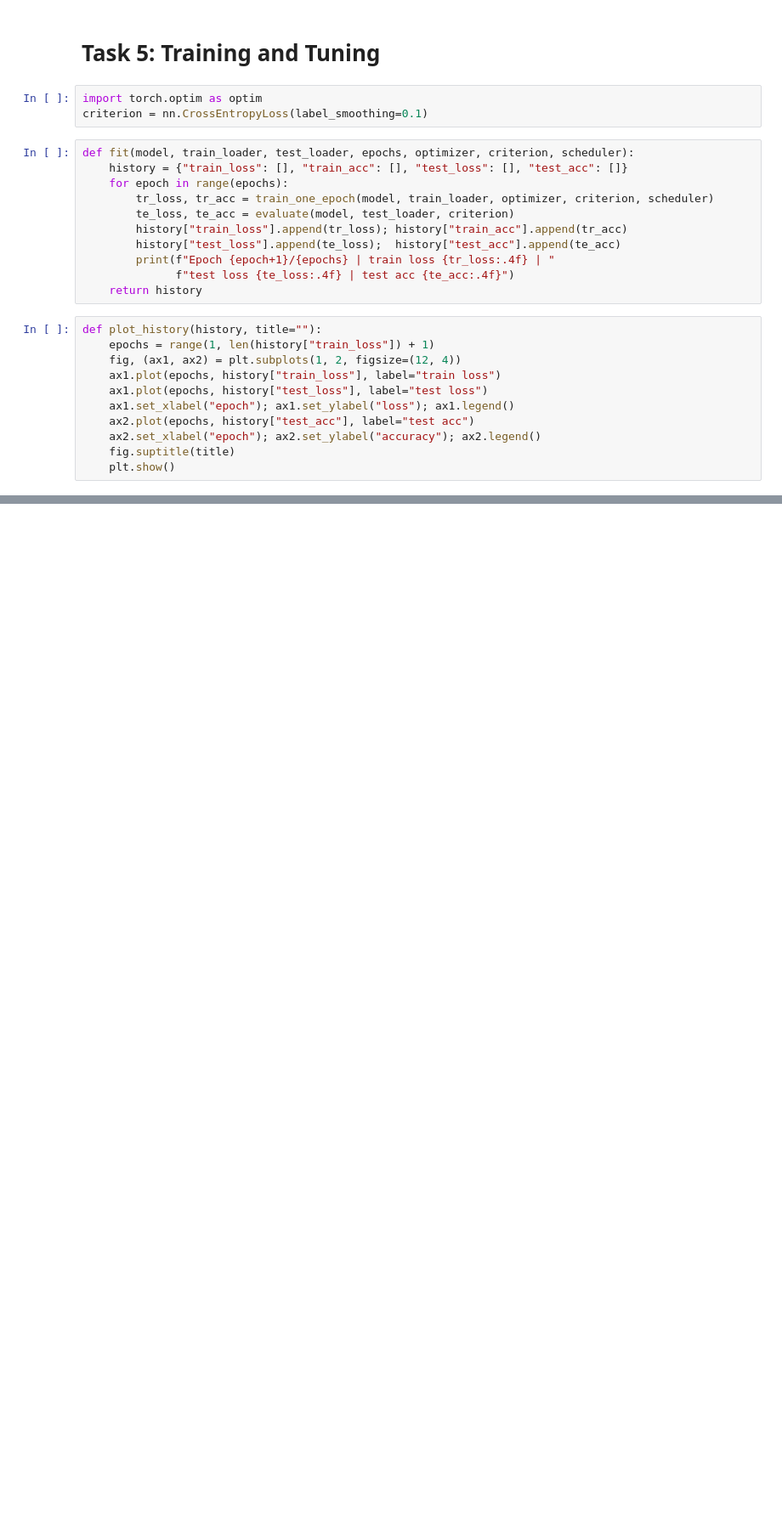
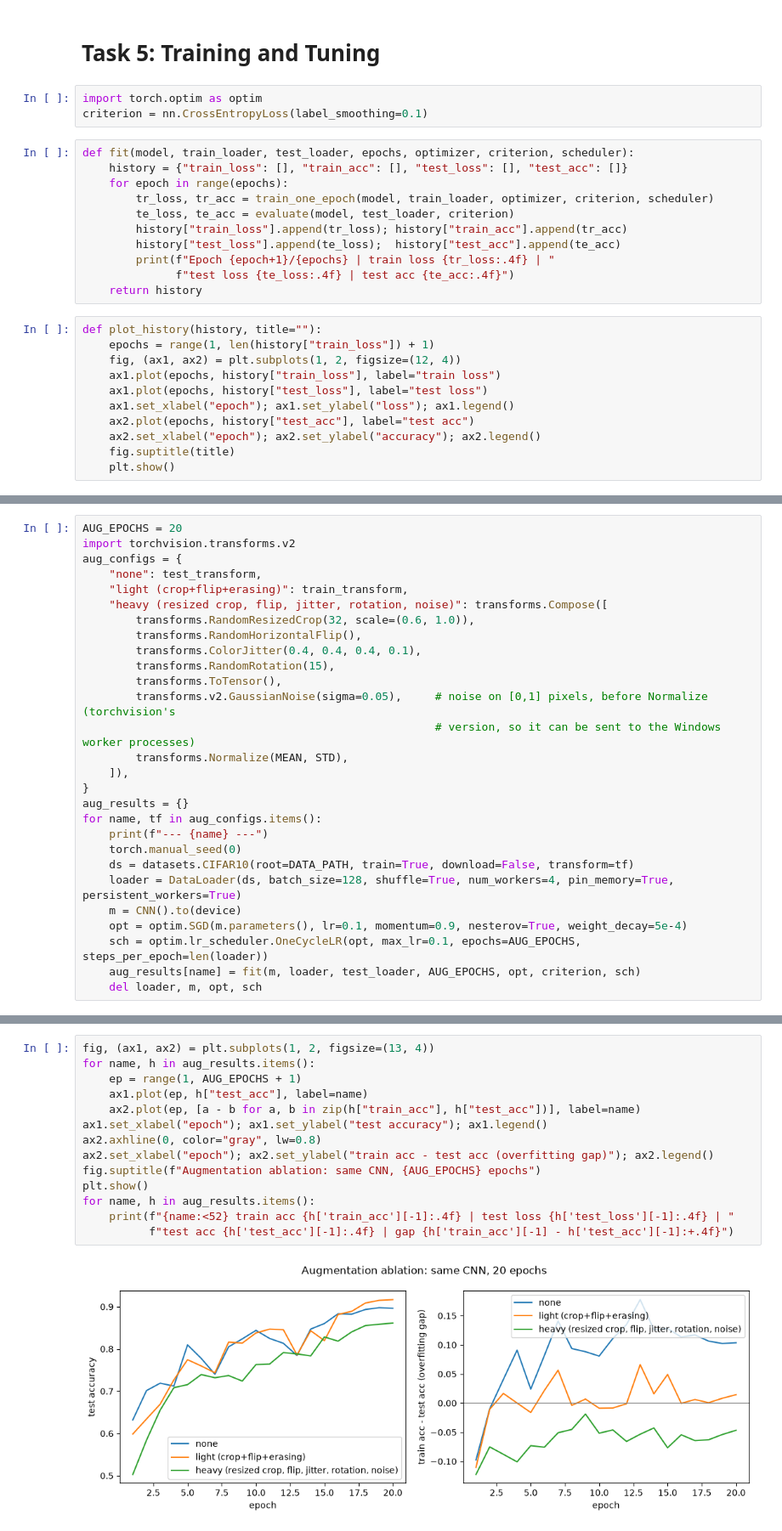
Before and after one commit to ImSleepingHere/DL-Assignment2-CNN-CIFAR, a Jupyter notebook: assignment_2.ipynb, the cells around one changed output, grey strips where cells are left out. Shown at 85% size. Drawn from its saved outputs; the diff is of its cells as text; blank space fills up the shorter version.

```diff
--- a/assignment_2.ipynb
+++ b/assignment_2.ipynb
@@ -252,0 +347,28 @@ Epoch 12/40 | train loss 0.9349 | test loss 0.9751 | test acc 0.8088
+# %%
+AUG_EPOCHS = 20
+import torchvision.transforms.v2
+aug_configs = {
+    "none": test_transform,
+    "light (crop+flip+erasing)": train_transform,
+    "heavy (resized crop, flip, jitter, rotation, noise)": transforms.Compose([
+        transforms.RandomResizedCrop(32, scale=(0.6, 1.0)),
+        transforms.RandomHorizontalFlip(),
+        transforms.ColorJitter(0.4, 0.4, 0.4, 0.1),
+        transforms.RandomRotation(15),
+        transforms.ToTensor(),
+        transforms.v2.GaussianNoise(sigma=0.05),     # noise on [0,1] pixels, before Normalize (torchvision's
+                                                     # version, so it can be sent to the Windows worker processes)
+        transforms.Normalize(MEAN, STD),
+    ]),
+}
+aug_results = {}
+for name, tf in aug_configs.items():
+    print(f"--- {name} ---")
+    torch.manual_seed(0)
+    ds = datasets.CIFAR10(root=DATA_PATH, train=True, download=False, transform=tf)
+    loader = DataLoader(ds, batch_size=128, shuffle=True, num_workers=4, pin_memory=True, persistent_workers=True)
+    m = CNN().to(device)
+    opt = optim.SGD(m.parameters(), lr=0.1, momentum=0.9, nesterov=True, weight_decay=5e-4)
+    sch = optim.lr_scheduler.OneCycleLR(opt, max_lr=0.1, epochs=AUG_EPOCHS, steps_per_epoch=len(loader))
+    aug_results[name] = fit(m, loader, test_loader, AUG_EPOCHS, opt, criterion, sch)
+    del loader, m, opt, sch
@@ -252,0 +389,16 @@ Epoch 12/40 | train loss 0.9349 | test loss 0.9751 | test acc 0.8088
+# %%
+fig, (ax1, ax2) = plt.subplots(1, 2, figsize=(13, 4))
+for name, h in aug_results.items():
+    ep = range(1, AUG_EPOCHS + 1)
+    ax1.plot(ep, h["test_acc"], label=name)
+    ax2.plot(ep, [a - b for a, b in zip(h["train_acc"], h["test_acc"])], label=name)
+ax1.set_xlabel("epoch"); ax1.set_ylabel("test accuracy"); ax1.legend()
+ax2.axhline(0, color="gray", lw=0.8)
+ax2.set_xlabel("epoch"); ax2.set_ylabel("train acc - test acc (overfitting gap)"); ax2.legend()
+fig.suptitle(f"Augmentation ablation: same CNN, {AUG_EPOCHS} epochs")
+plt.show()
+for name, h in aug_results.items():
+    print(f"{name:<52} train acc {h['train_acc'][-1]:.4f} | test loss {h['test_loss'][-1]:.4f} | "
+          f"test acc {h['test_acc'][-1]:.4f} | gap {h['train_acc'][-1] - h['test_acc'][-1]:+.4f}")
+# %% [output]
+[figure, added]
```
Also changed, not shown: parts of 11 cells of this notebook, 5 other files.
